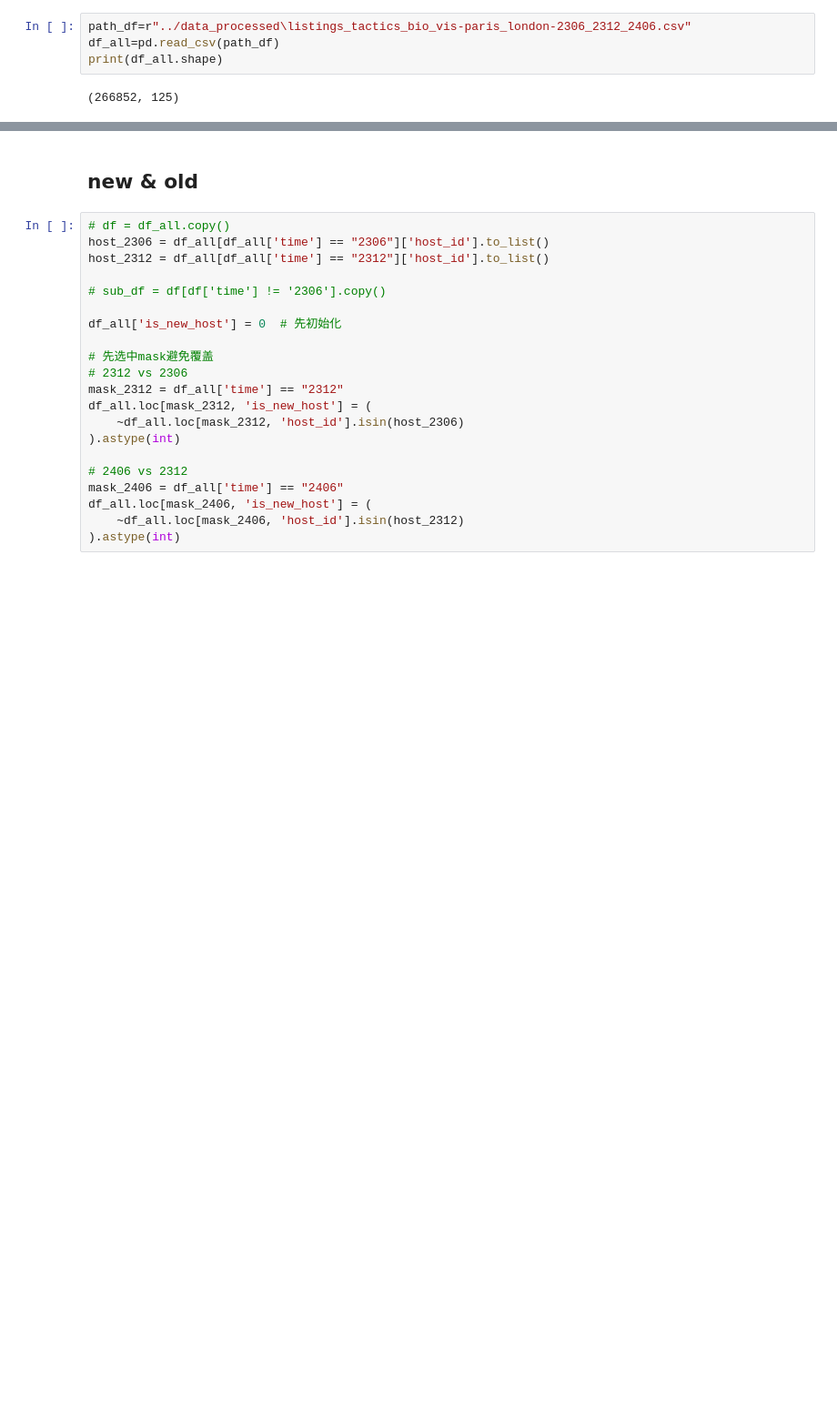
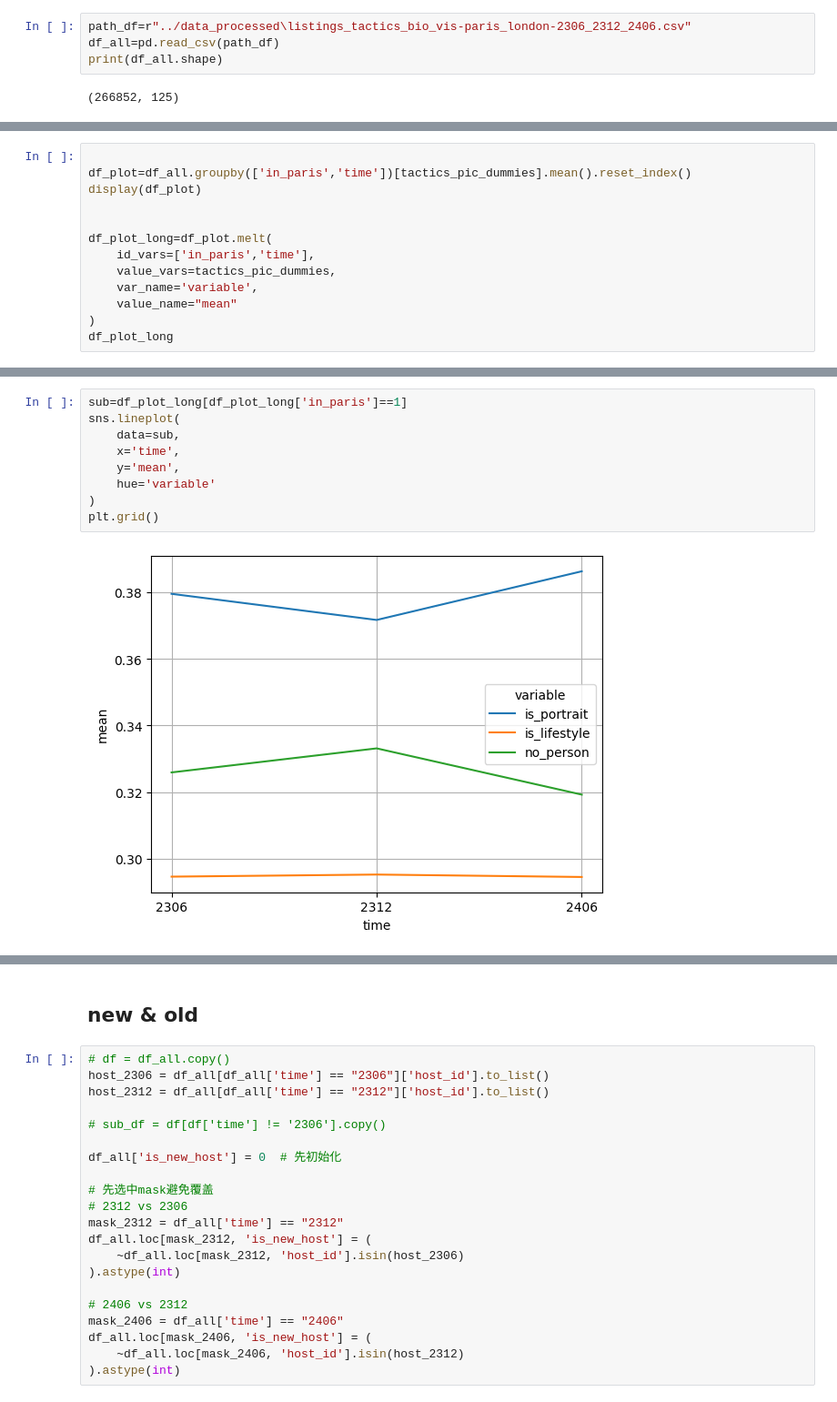
Before and after one commit to yeliu-dh/SelfPresentation_Multimodal_airbnb, a Jupyter notebook: E_desc/test_desc_host.ipynb, the cells around one changed output, grey strips where cells are left out. Shown at 91% size. Cells and saved outputs as stored; diff of their text form; blank space fills up the shorter version.

```diff
--- a/E_desc/test_desc_host.ipynb
+++ b/E_desc/test_desc_host.ipynb
@@ -61,0 +90,13 @@ Name: count, dtype: int64
+# %%
+
+df_plot=df_all.groupby(['in_paris','time'])[tactics_pic_dummies].mean().reset_index()
+display(df_plot)
+
+
+df_plot_long=df_plot.melt(
+    id_vars=['in_paris','time'],
+    value_vars=tactics_pic_dummies,
+    var_name='variable',
+    value_name="mean"
+)
+df_plot_long
@@ -61,0 +128,11 @@ Name: count, dtype: int64
+# %%
+sub=df_plot_long[df_plot_long['in_paris']==1]
+sns.lineplot(
+    data=sub,
+    x='time',
+    y='mean',
+    hue='variable'
+)
+plt.grid()
+# %% [output]
+[figure, added]
```
Also changed, not shown: parts of 24 cells of this notebook, 4 other files.
